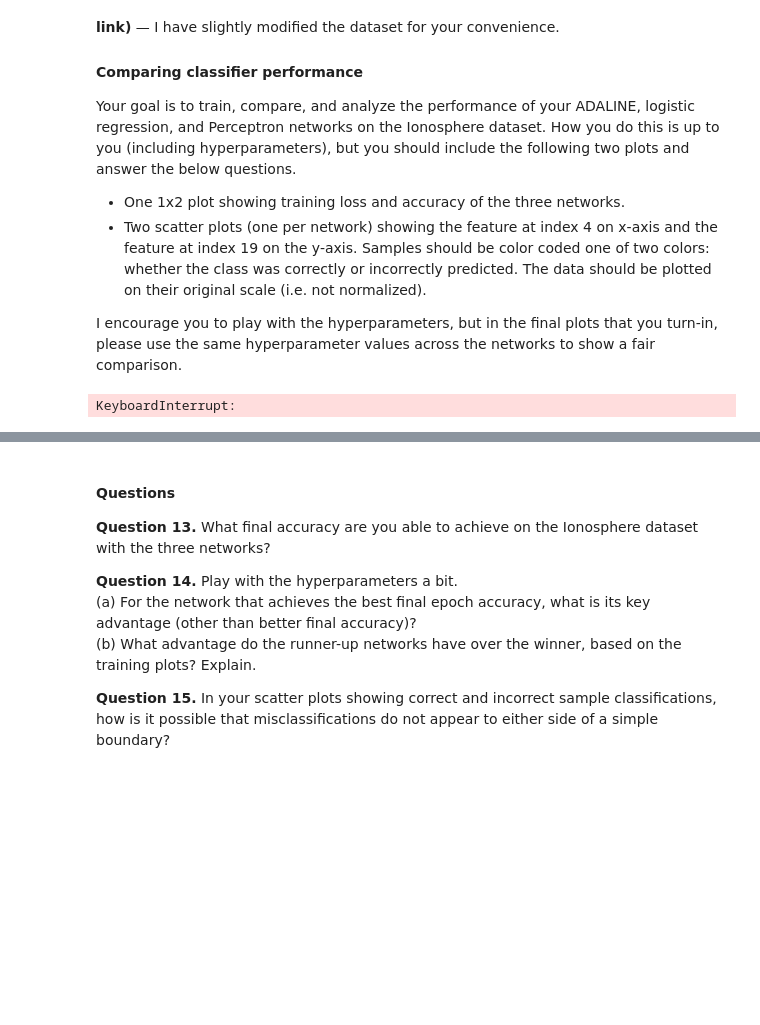
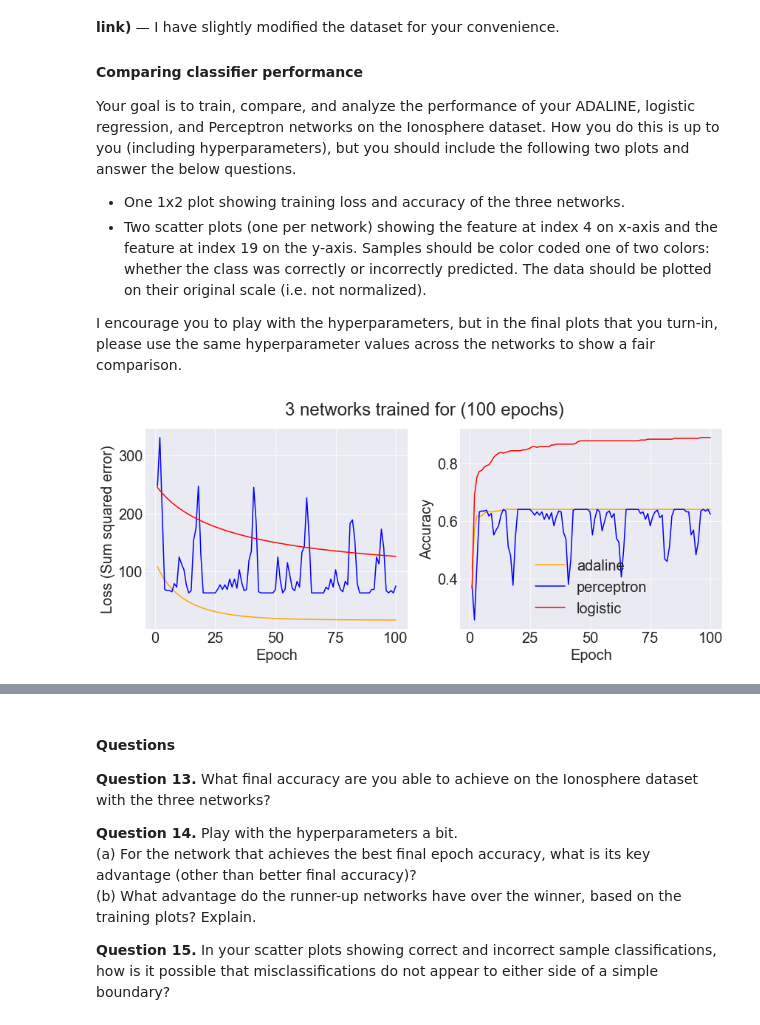
Before and after one commit to luhangsnn/neuralnetworks, a Jupyter notebook: proj1/classification_and_regression.ipynb, the cells around one changed output, grey strips where cells are left out. Saved outputs shown, nothing was run; the diff lists cells and outputs as text; code cells hidden in the pictures; blank space fills up the shorter version.

```diff
--- a/proj1/classification_and_regression.ipynb
+++ b/proj1/classification_and_regression.ipynb
@@ -336,26 +346,30 @@ I encourage you to play with the hyperparameters, but in the final plots that yo
 # %%
 df = pd.read_csv("ionosphere.csv", header=0)
 data = df.iloc[:,0:32].to_numpy()
 output = df.iloc[:,-1].to_numpy()
 output = pd.factorize(output)[0]
 #'b': 0; 'g': 1
 
 #preprocess the data
 standardized_data = (data - np.mean(data, axis = 0))/ np.std(data, axis = 0)
 
 #using the three networks to train:
 #ADALINE
 adaline_net = Adaline()
-loss_1, acc_1 = adaline_net.fit(standardized_data, output)
+loss_1, acc_1 = adaline_net.fit(standardized_data, output, n_epochs=100, lr=0.0001)
 
 #Perceptron
 perceptron_net = Perceptron()
-loss_2, acc_2 = perceptron_net.fit(standardized_data, output)
+loss_2, acc_2 = perceptron_net.fit(standardized_data, output, n_epochs=100, lr=0.0001)
+
+# code change of output
+output_lr = output.copy()
+output_lr[output_lr == -1] = 0
 
 #logistics
 logistic_net = AdalineLogistic()
-loss_3, acc_3 = logistic_net.fit(standardized_data, output)
+loss_3, acc_3 = logistic_net.fit(standardized_data, output_lr, n_epochs=100, lr=0.0001)
 
 plot_nets_train([adaline_net, perceptron_net, logistic_net], [loss_1, loss_2, loss_3], [acc_1, acc_2, acc_3], ['adaline', 'perceptron', 'logistic'], plotMarkers=False)
 # %% [output]
-KeyboardInterrupt:
+[figure, added]
```
Also changed, not shown: parts of 11 cells of this notebook, 1 other file.
